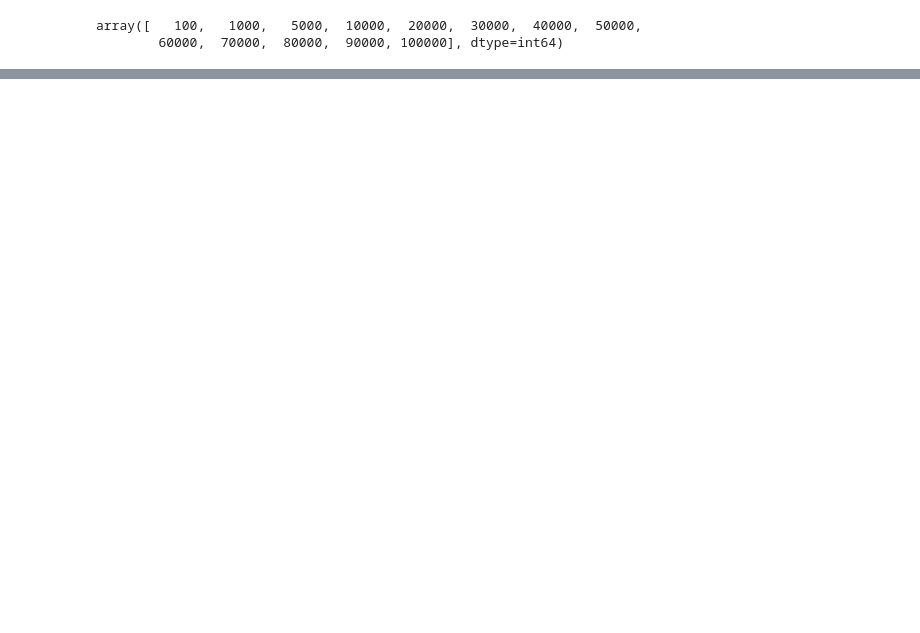
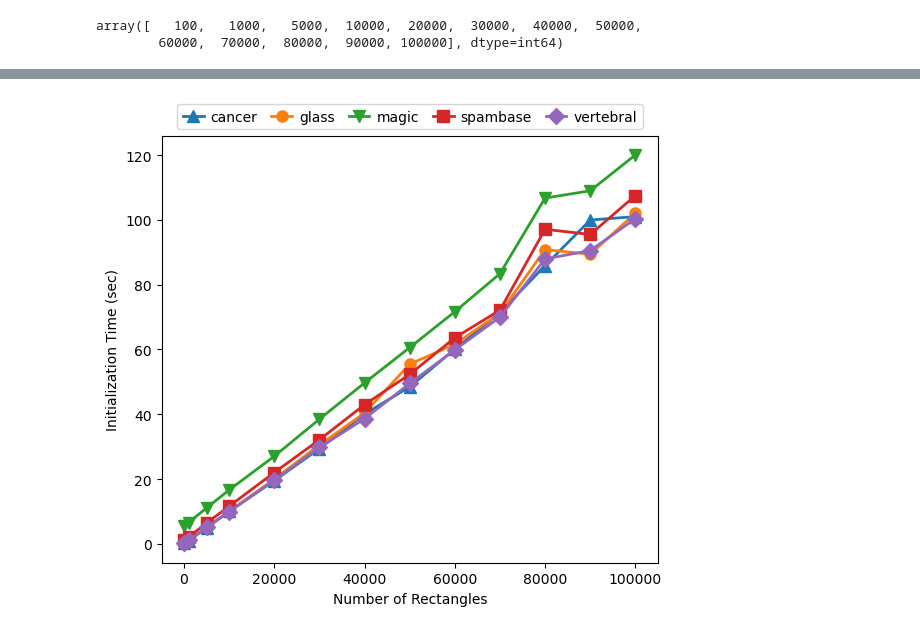
Before and after one commit to PeterVanNostrand/FACET, a Jupyter notebook: figures/vary_nrects.ipynb, the cells around one changed output, grey strips where cells are left out. Saved outputs shown, nothing was run; the diff lists cells and outputs as text; code cells hidden in the pictures; blank space fills up the shorter version.

```diff
--- a/figures/vary_nrects.ipynb
+++ b/figures/vary_nrects.ipynb
@@ -104,3 +107,5 @@ render_plot(xfeature="n_rects", yfeature="avg_dist", xlabel="Number of Hyperrect
 # %%
-render_plot(xfeature="n_rects", yfeature="prep_time", xlabel="Number of Rectangles", ylabel="Initialization Time (sec)", title=None, save_name="prep_vs_rects.png", loc="upper center", lhorz=True)
+render_plot(xfeature="n_rects", yfeature="prep_time", xlabel="Number of Rectangles", ylabel="Initialization Time (sec)", title=None, save_name="nrects_tinit", loc="upper center", lhorz=True)
+# %% [output]
+[figure, added]
 # %%
```
Also changed, not shown: parts of 5 cells of this notebook, 17 other files.
